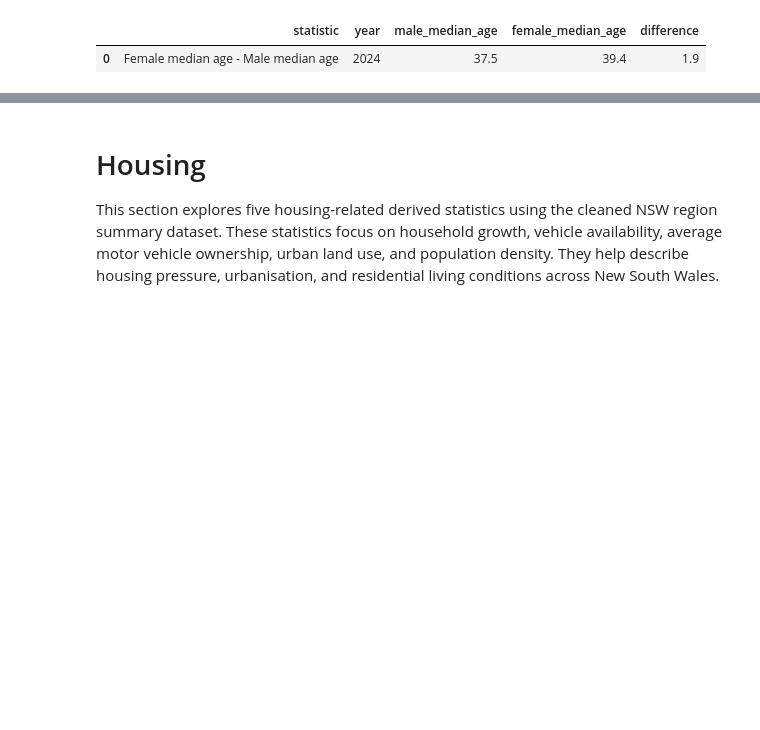
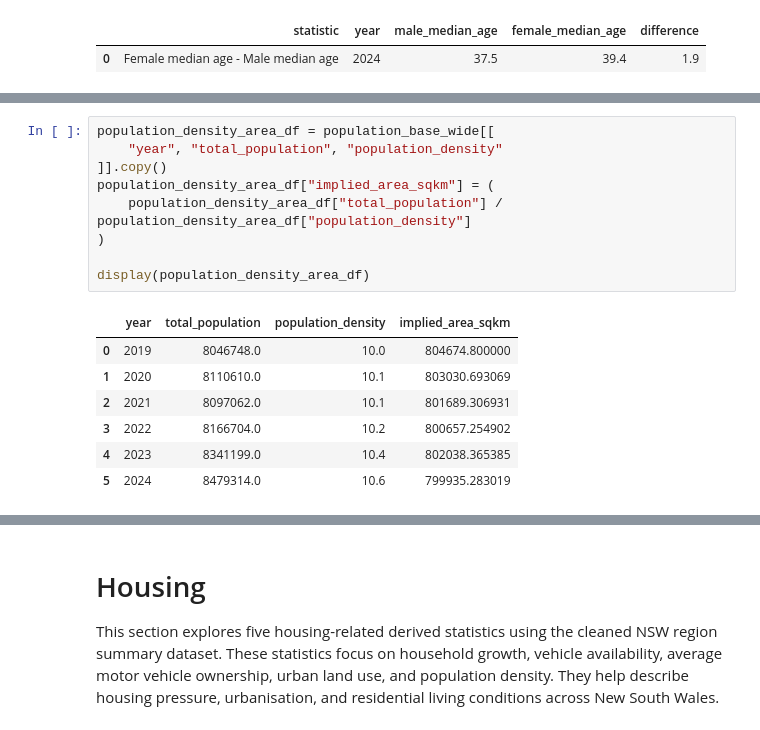
Before and after one commit to felix971/DATA2001_G56, a Jupyter notebook: data2001-版本2.ipynb, the cells around one changed output, grey strips where cells are left out. Drawn from its saved outputs; the diff is of its cells as text; blank space fills up the shorter version.

```diff
--- a/data2001-版本2.ipynb
+++ b/data2001-版本2.ipynb
@@ -692,0 +777,17 @@ display(median_age_range)
+# %%
+population_density_area_df = population_base_wide[[
+    "year", "total_population", "population_density"
+]].copy()
+population_density_area_df["implied_area_sqkm"] = (
+    population_density_area_df["total_population"] / population_density_area_df["population_density"]
+)
+
+display(population_density_area_df)
+# %% [output]
+|  | year | total_population | population_density | implied_area_sqkm |
+| 0 | 2019 | 8046748.0 | 10.0 | 804674.800000 |
+| 1 | 2020 | 8110610.0 | 10.1 | 803030.693069 |
+| 2 | 2021 | 8097062.0 | 10.1 | 801689.306931 |
+| 3 | 2022 | 8166704.0 | 10.2 | 800657.254902 |
+| 4 | 2023 | 8341199.0 | 10.4 | 802038.365385 |
+| 5 | 2024 | 8479314.0 | 10.6 | 799935.283019 |
```
Also changed, not shown: parts of 27 cells of this notebook, 1 other file.
